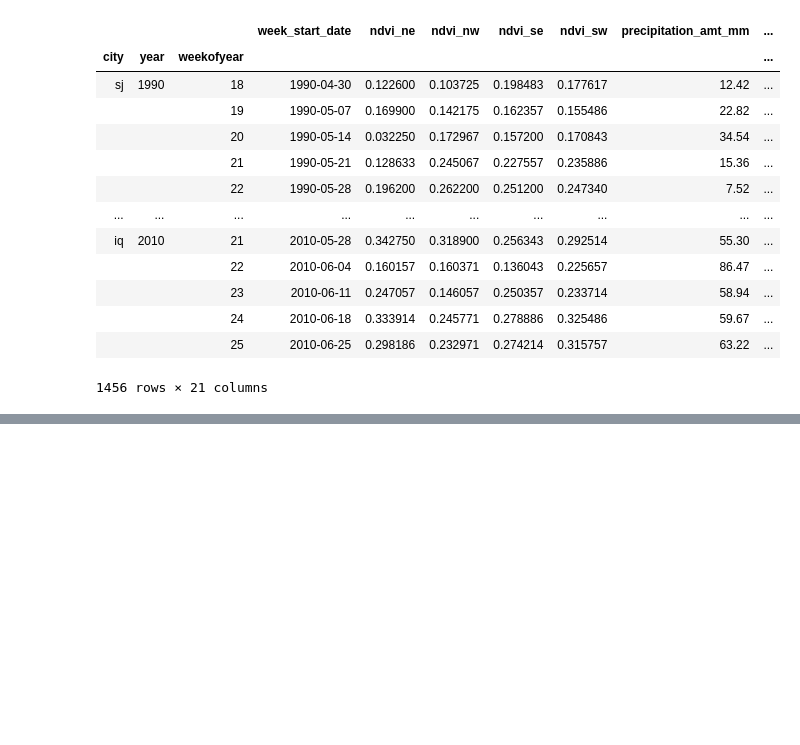
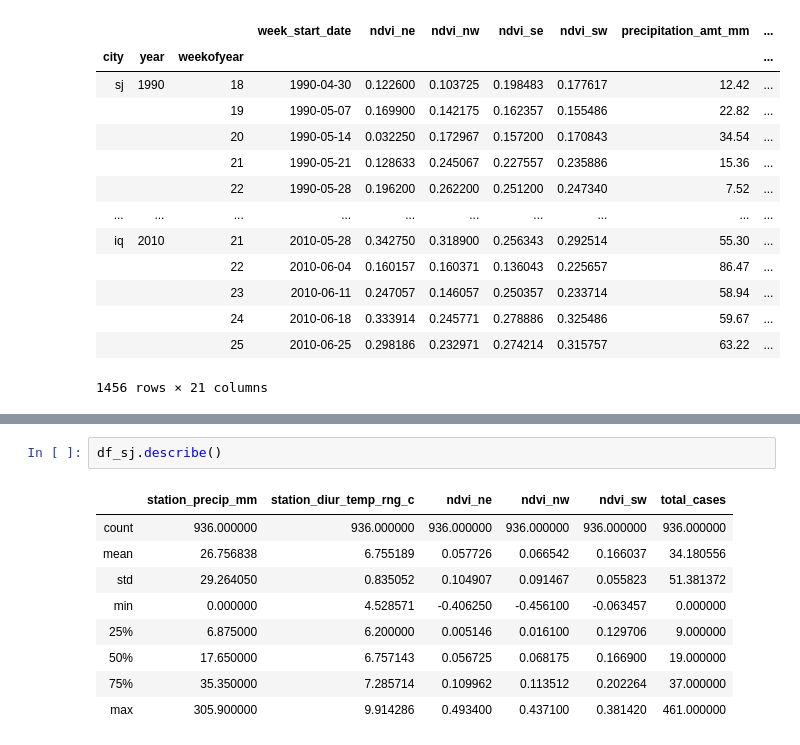
Before and after one commit to DAndresSanchez/Predicting_Dengue_Spread, a Jupyter notebook: DengAI.ipynb, the cells around one changed output, grey strips where cells are left out. Drawn from its saved outputs; the diff is of its cells as text; blank space fills up the shorter version.

```diff
--- a/DengAI.ipynb
+++ b/DengAI.ipynb
@@ -377,0 +352,12 @@ df
+# %%
+df_sj.describe()
+# %% [output]
+|  | station_precip_mm | station_diur_temp_rng_c | ndvi_ne | ndvi_nw | ndvi_sw | total_cases |
+| count | 936.000000 | 936.000000 | 936.000000 | 936.000000 | 936.000000 | 936.000000 |
+| mean | 26.756838 | 6.755189 | 0.057726 | 0.066542 | 0.166037 | 34.180556 |
+| std | 29.264050 | 0.835052 | 0.104907 | 0.091467 | 0.055823 | 51.381372 |
+| min | 0.000000 | 4.528571 | -0.406250 | -0.456100 | -0.063457 | 0.000000 |
+| 25% | 6.875000 | 6.200000 | 0.005146 | 0.016100 | 0.129706 | 9.000000 |
+| 50% | 17.650000 | 6.757143 | 0.056725 | 0.068175 | 0.166900 | 19.000000 |
+| 75% | 35.350000 | 7.285714 | 0.109962 | 0.113512 | 0.202264 | 37.000000 |
+| max | 305.900000 | 9.914286 | 0.493400 | 0.437100 | 0.381420 | 461.000000 |
```
Also changed, not shown: parts of 11 cells of this notebook.
